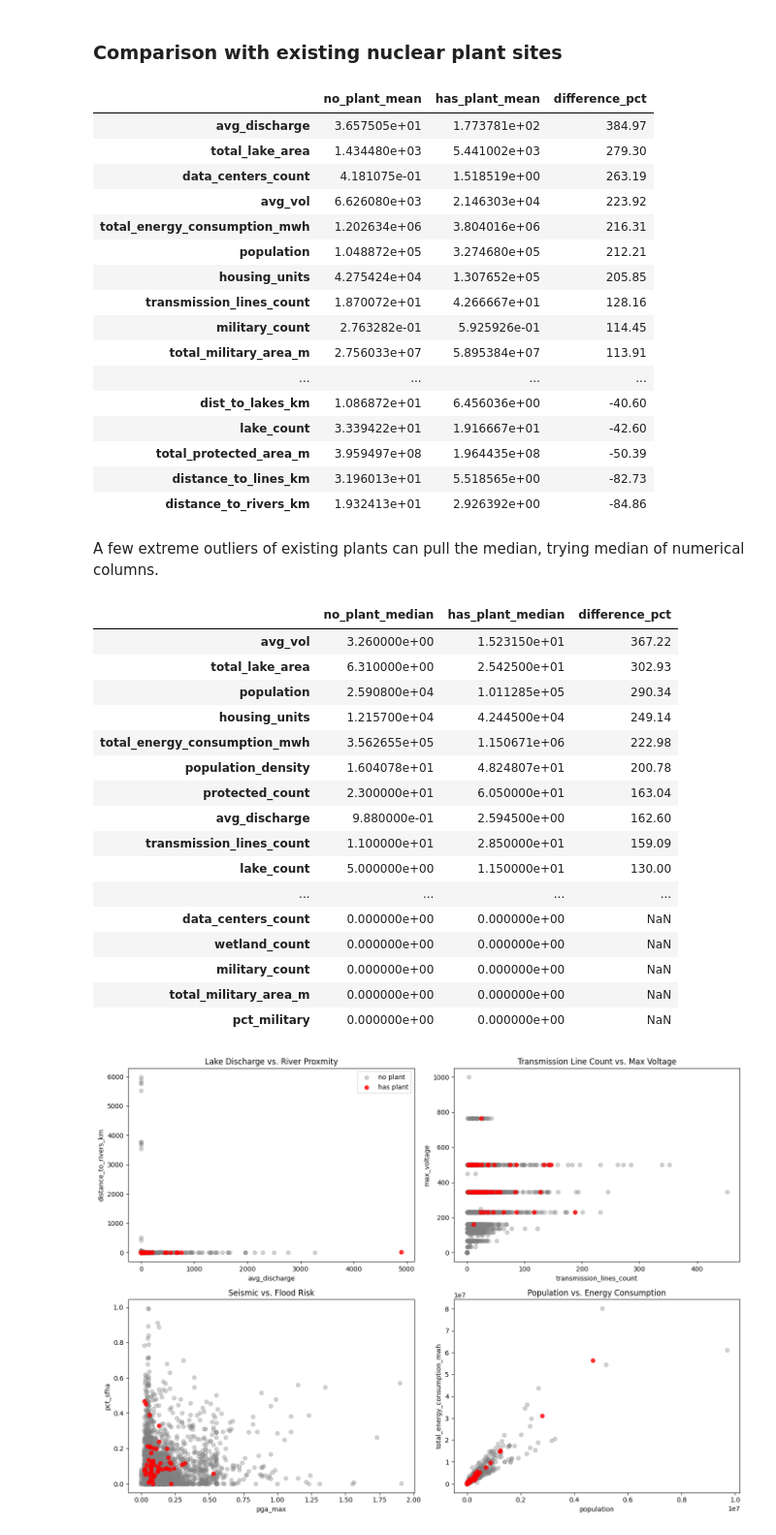
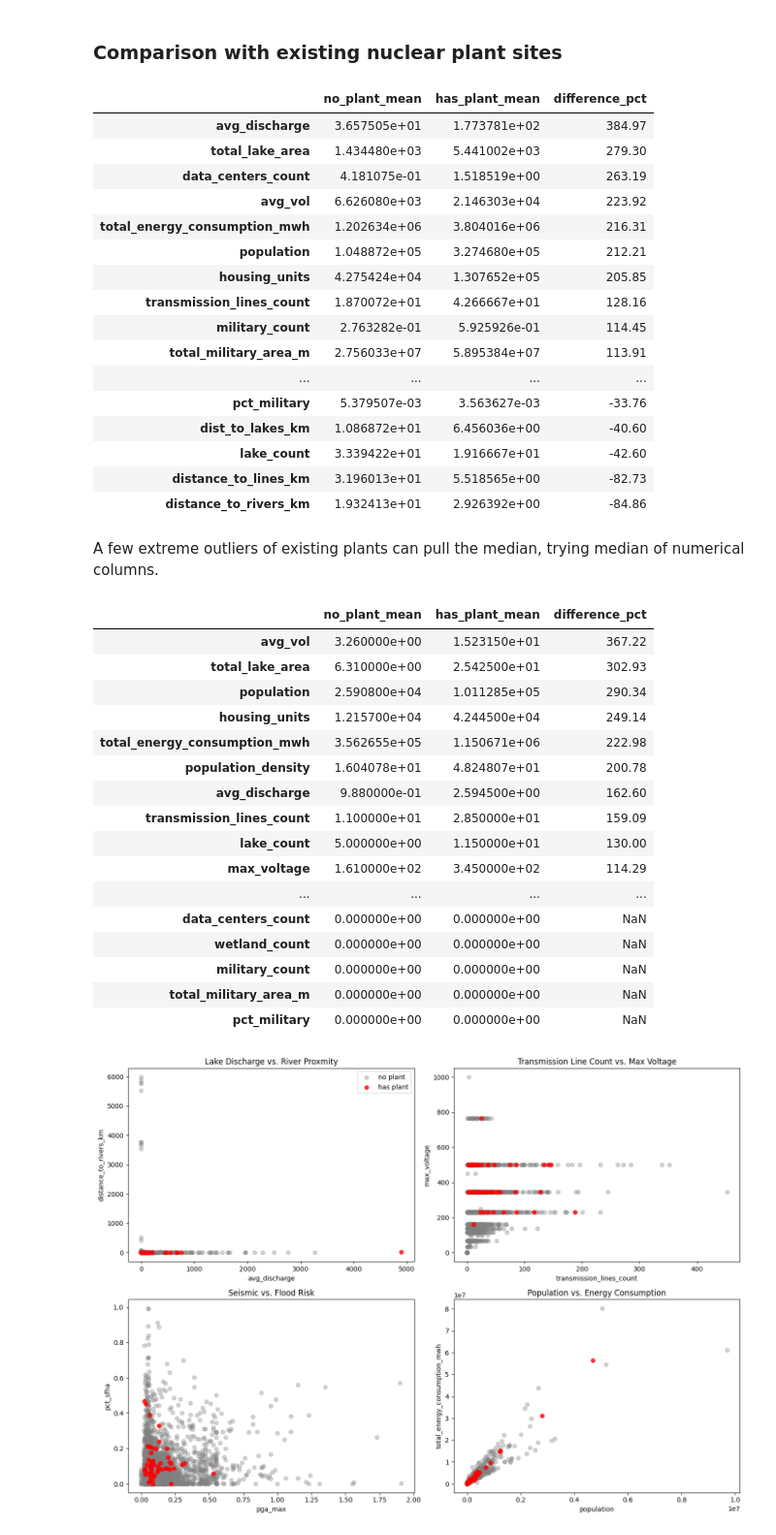
Before and after one commit to UIUC-DSC/team-nuclear-family, a Jupyter notebook: notebooks/eda.ipynb, the cells around one changed output. Shown at 97% size. Saved outputs shown, nothing was run; the diff lists cells and outputs as text; code cells hidden in the pictures.

```diff
--- a/notebooks/eda.ipynb
+++ b/notebooks/eda.ipynb
@@ -96,5 +95,7 @@ Index(['geo_id', 'county_name', 'population', 'median_household_income',
        'county_area_km2', 'population_density'],
       dtype='object')
+# %%
+df['population'] = df['population'].str.replace(',', '').astype(float)
 # %%
 df.dtypes
 # %% [output]
@@ -246,34 +237,34 @@ mean_comparison
 | military_count | 2.763282e-01 | 5.925926e-01 | 114.45 |
 | total_military_area_m | 2.756033e+07 | 5.895384e+07 | 113.91 |
 | ... | ... | ... | ... |
+| pct_military | 5.379507e-03 | 3.563627e-03 | -33.76 |
 | dist_to_lakes_km | 1.086872e+01 | 6.456036e+00 | -40.60 |
 | lake_count | 3.339422e+01 | 1.916667e+01 | -42.60 |
-| total_protected_area_m | 3.959497e+08 | 1.964435e+08 | -50.39 |
 | distance_to_lines_km | 3.196013e+01 | 5.518565e+00 | -82.73 |
 | distance_to_rivers_km | 1.932413e+01 | 2.926392e+00 | -84.86 |
 # %% [markdown]
 A few extreme outliers of existing plants can pull the median, trying median of numerical columns.
 # %%
 # comparing median of numerical columns
-median_comparison = pd.DataFrame({'no_plant_median': no_plant[numerical_cols].median(),
-                                'has_plant_median': has_plant[numerical_cols].median()})
-median_comparison['difference_pct'] = ((median_comparison['has_plant_median'] - median_comparison['no_plant_median']) /
-                                     median_comparison['no_plant_median'] * 100).round(2)
+median_comparison = pd.DataFrame({'no_plant_mean': no_plant[numerical_cols].median(),
+                                'has_plant_mean': has_plant[numerical_cols].median()})
+median_comparison['difference_pct'] = ((median_comparison['has_plant_mean'] - median_comparison['no_plant_mean']) /
+                                     median_comparison['no_plant_mean'] * 100).round(2)
 
 median_comparison.sort_values('difference_pct', ascending=False, inplace=True)
 median_comparison
 # %% [output]
-|  | no_plant_median | has_plant_median | difference_pct |
+|  | no_plant_mean | has_plant_mean | difference_pct |
 | avg_vol | 3.260000e+00 | 1.523150e+01 | 367.22 |
 | total_lake_area | 6.310000e+00 | 2.542500e+01 | 302.93 |
 | population | 2.590800e+04 | 1.011285e+05 | 290.34 |
 | housing_units | 1.215700e+04 | 4.244500e+04 | 249.14 |
 | total_energy_consumption_mwh | 3.562655e+05 | 1.150671e+06 | 222.98 |
 | population_density | 1.604078e+01 | 4.824807e+01 | 200.78 |
-| protected_count | 2.300000e+01 | 6.050000e+01 | 163.04 |
 | avg_discharge | 9.880000e-01 | 2.594500e+00 | 162.60 |
 | transmission_lines_count | 1.100000e+01 | 2.850000e+01 | 159.09 |
 | lake_count | 5.000000e+00 | 1.150000e+01 | 130.00 |
+| max_voltage | 1.610000e+02 | 3.450000e+02 | 114.29 |
 | ... | ... | ... | ... |
 | data_centers_count | 0.000000e+00 | 0.000000e+00 | NaN |
 | wetland_count | 0.000000e+00 | 0.000000e+00 | NaN |
```
Also changed, not shown: parts of 15 cells of this notebook.
